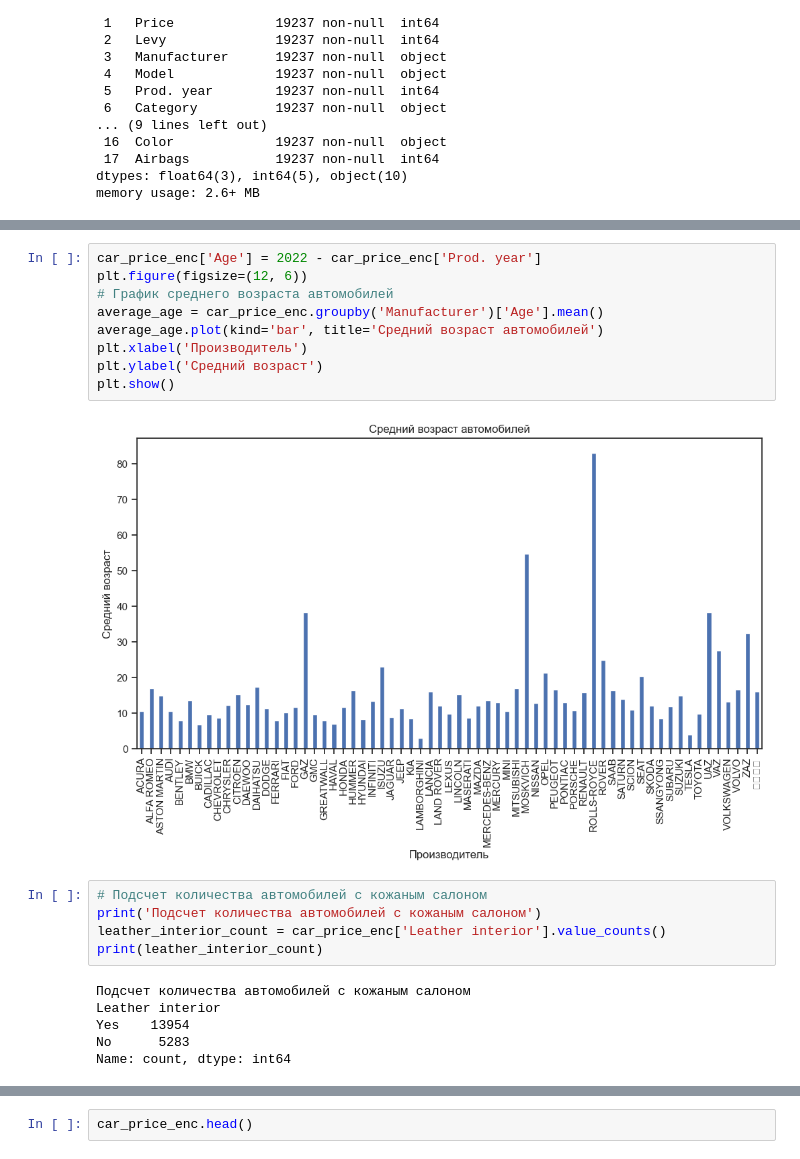
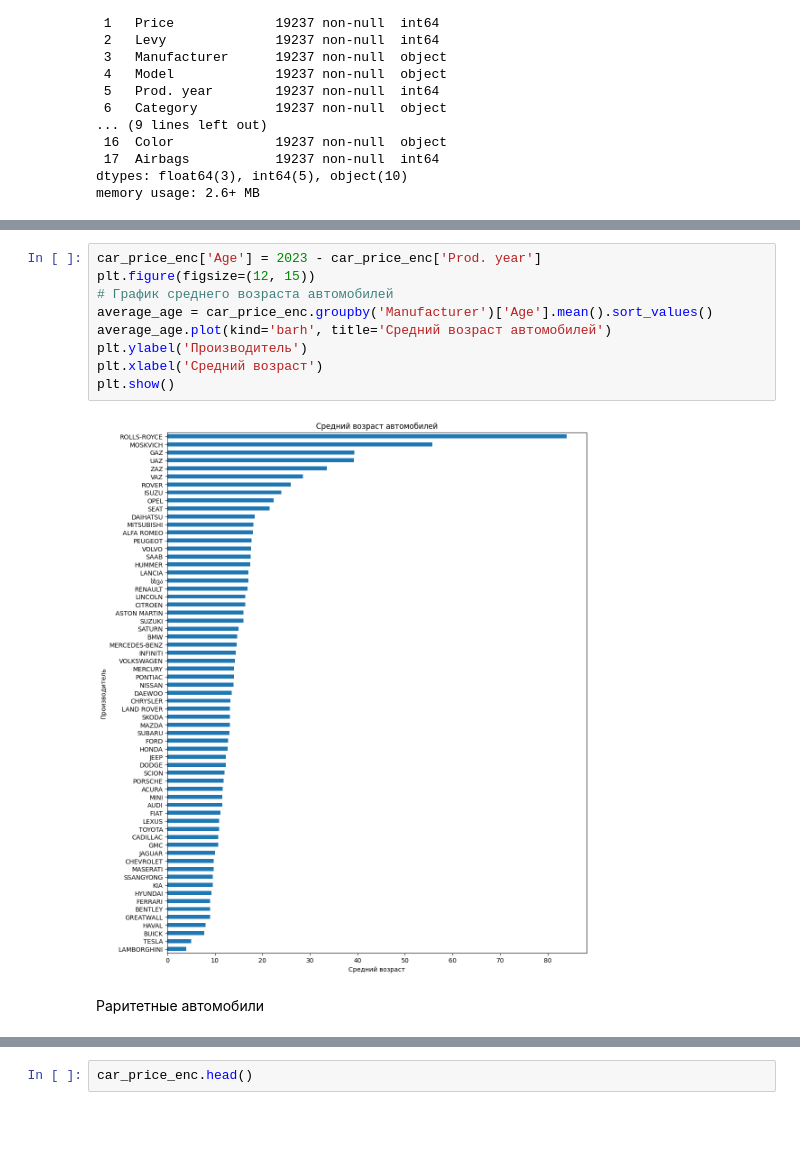
Before and after one commit to Elindorm/ML_course, a Jupyter notebook: ML_course.ipynb, the cells around one changed output, grey strips where cells are left out. Cells and saved outputs as stored; diff of their text form; blank space fills up the shorter version.

```diff
--- a/ML_course.ipynb
+++ b/ML_course.ipynb
@@ -179,22 +176,13 @@ plt.show()
 # %%
-car_price_enc['Age'] = 2022 - car_price_enc['Prod. year']
-plt.figure(figsize=(12, 6))
+car_price_enc['Age'] = 2023 - car_price_enc['Prod. year']
+plt.figure(figsize=(12, 15))
 # График среднего возраста автомобилей
-average_age = car_price_enc.groupby('Manufacturer')['Age'].mean()
-average_age.plot(kind='bar', title='Средний возраст автомобилей')
-plt.xlabel('Производитель')
-plt.ylabel('Средний возраст')
+average_age = car_price_enc.groupby('Manufacturer')['Age'].mean().sort_values()
+average_age.plot(kind='barh', title='Средний возраст автомобилей')
+plt.ylabel('Производитель')
+plt.xlabel('Средний возраст')
 plt.show()
 # %% [output]
-[figure, old version]
+[figure, new version]
-# %%
-# Подсчет количества автомобилей с кожаным салоном
-print('Подсчет количества автомобилей с кожаным салоном')
-leather_interior_count = car_price_enc['Leather interior'].value_counts()
-print(leather_interior_count)
-# %% [output]
-Подсчет количества автомобилей с кожаным салоном
-Leather interior
-Yes    13954
-No      5283
-Name: count, dtype: int64
+# %% [markdown]
+Раритетные автомобили
```
Also changed, not shown: parts of 66 cells of this notebook.
